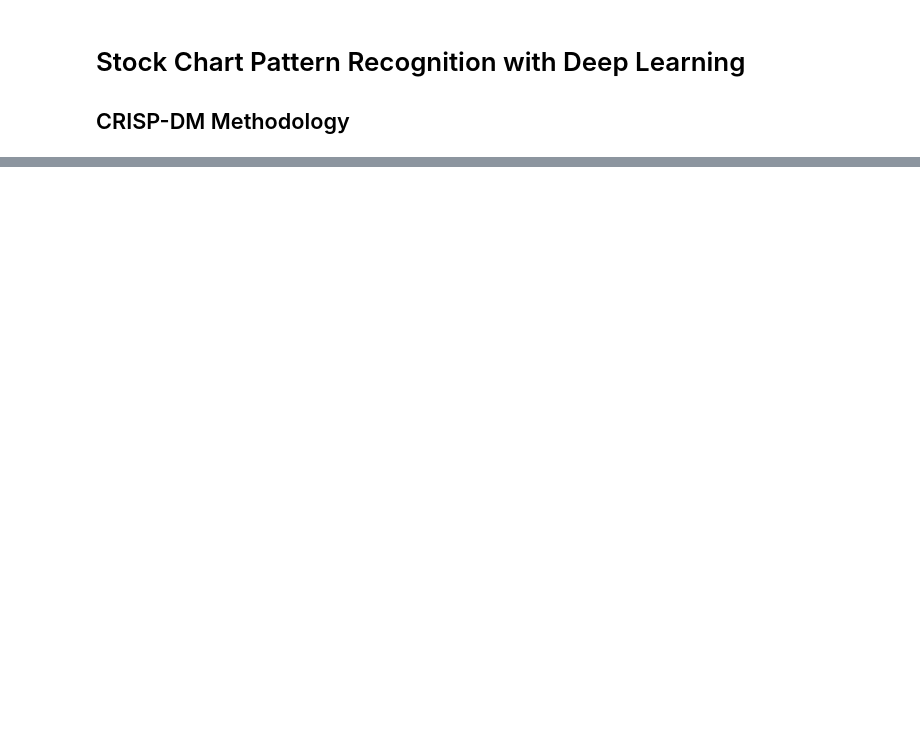
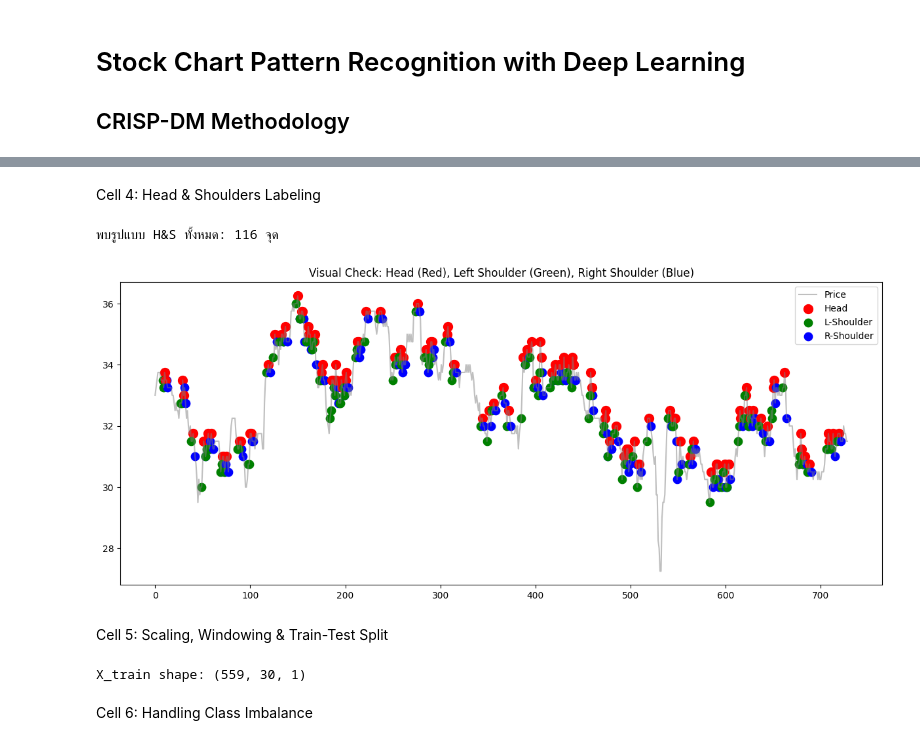
Before and after one commit to hilmanyusoh/Stock-market-chart-pattern-recognition-using-deep-learning, a Jupyter notebook: stock_pattern/code/detect_h&d_dl.ipynb, the cells around one changed output, grey strips where cells are left out. Cells and saved outputs as stored; diff of their text form; code cells hidden in the pictures; blank space fills up the shorter version.

```diff
--- a/stock_pattern/code/detect_h&d_dl.ipynb
+++ b/stock_pattern/code/detect_h&d_dl.ipynb
@@ -188,12 +3,0 @@ print(confusion_matrix(y_val, y_pred))
-# %%
-capital = 100000
-position = 0
-
-prices = df['close'].values[-len(y_pred):]
-
-for i, signal in enumerate(y_pred):
-    if signal == 1:
-        position = -1
-    capital += position * (prices[i+1] - prices[i])
-
-capital
@@ -221,0 +72,62 @@ VALUES (%s, %s, toTimestamp(now()), %s)
+# %% [markdown]
+Cell 4: Head & Shoulders Labeling
+# %%
+def generate_hs_labels(df):
+    prices = df['close'].values
+    labels = np.zeros(len(df))
+    # หาจุดสูงสุดท้องถิ่น (Local Max)
+    for i in range(5, len(df)-5):
+        # กฎอย่างง่าย: หัวต้องสูงกว่าไหล่ และไหล่สองข้างห่างกันไม่เกิน 5%
+        if prices[i] > prices[i-2] and prices[i] > prices[i+2]: # Peak
+            # Logic ตรวจสอบโครงสร้างไหล่-หัว-ไหล่ (ตัวอย่างการทำ Labeling)
+            labels[i] = 1 # Mark เป็นจุดจบนิยามของ H&S
+    df['hs_label'] = labels
+    return df
+
+df = generate_hs_labels(df)
+print(f"พบรูปแบบ H&S ทั้งหมด: {int(df['hs_label'].sum())} จุด")
+# %% [output]
+พบรูปแบบ H&S ทั้งหมด: 116 จุด
+# %%
+# กรองเฉพาะจุดที่พบ Pattern (Label == 1)
+hs_points = df[df['hs_label'] == 1]
+
+plt.figure(figsize=(15, 6))
+plt.plot(df['close'], label='Price', color='gray', alpha=0.5)
+
+# วาดจุดตามเงื่อนไขที่คุณต้องการ (สมมติ i คือ Head, i-2 คือ L, i+2 คือ R ตามเงื่อนไข Loop)
+for idx in hs_points.index:
+    plt.scatter(idx, df.loc[idx, 'close'], color='red', s=100, label='Head' if idx == hs_points.index[0] else "")
+    plt.scatter(idx-2, df.loc[idx-2, 'close'], color='green', s=80, label='L-Shoulder' if idx == hs_points.index[0] else "")
+    plt.scatter(idx+2, df.loc[idx+2, 'close'], color='blue', s=80, label='R-Shoulder' if idx == hs_points.index[0] else "")
+
+plt.title("Visual Check: Head (Red), Left Shoulder (Green), Right Shoulder (Blue)")
+plt.legend(loc='best')
+plt.show()
+# %% [output]
+[figure, added]
+# %% [markdown]
+Cell 5: Scaling, Windowing & Train-Test Split
+# %%
+scaler = MinMaxScaler()
+scaled_data = scaler.fit_transform(df['close'].values.reshape(-1, 1))
+
+X, y_price, y_pattern = [], [], []
+for i in range(SEQ_LENGTH, len(scaled_data)):
+    X.append(scaled_data[i-SEQ_LENGTH:i, 0])
+    y_price.append(scaled_data[i, 0])
+    y_pattern.append(df['hs_label'].iloc[i])
+
+X = np.array(X).reshape(-1, SEQ_LENGTH, 1)
+y_price, y_pattern = np.array(y_price), np.array(y_pattern)
+
+split = int(len(X) * 0.8)
+X_train, X_test = X[:split], X[split:]
+y_p_train, y_p_test = y_price[:split], y_price[split:]
+y_pat_train, y_pat_test = y_pattern[:split], y_pattern[split:]
+
+print(f"X_train shape: {X_train.shape}")
+# %% [output]
+X_train shape: (559, 30, 1)
+# %% [markdown]
+Cell 6: Handling Class Imbalance
```
Also changed, not shown: parts of 64 cells of this notebook, 3 other files.
